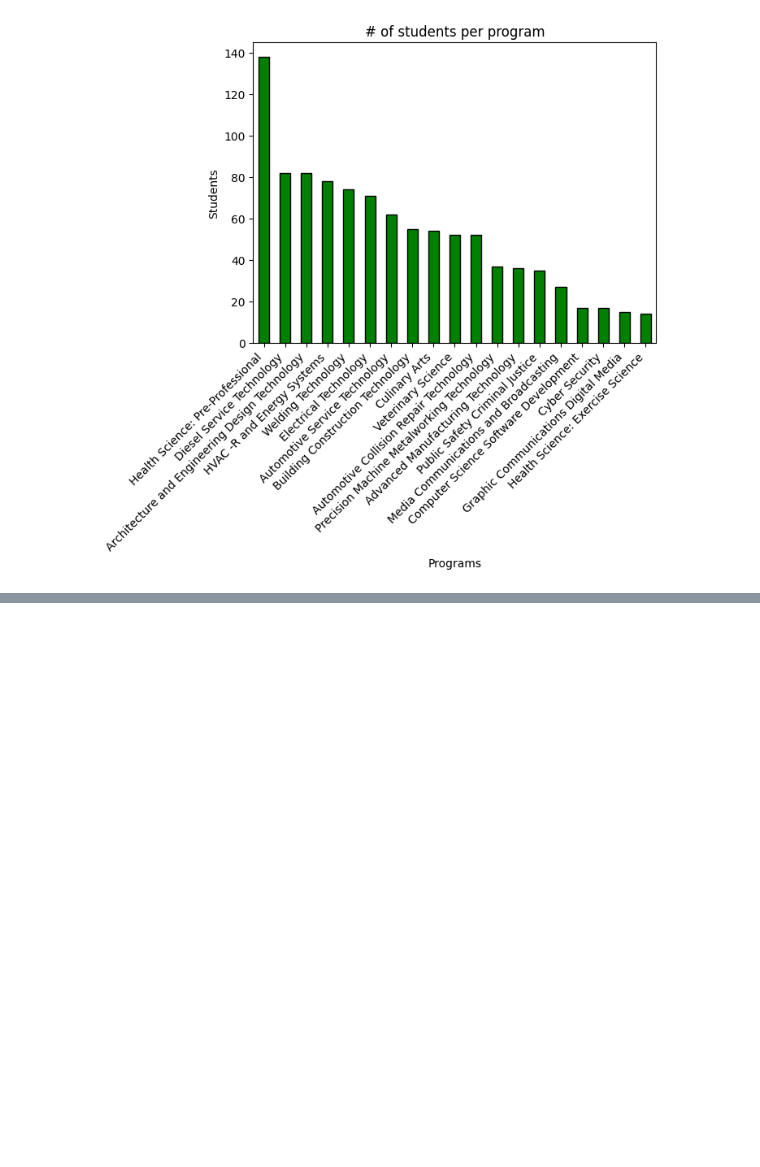
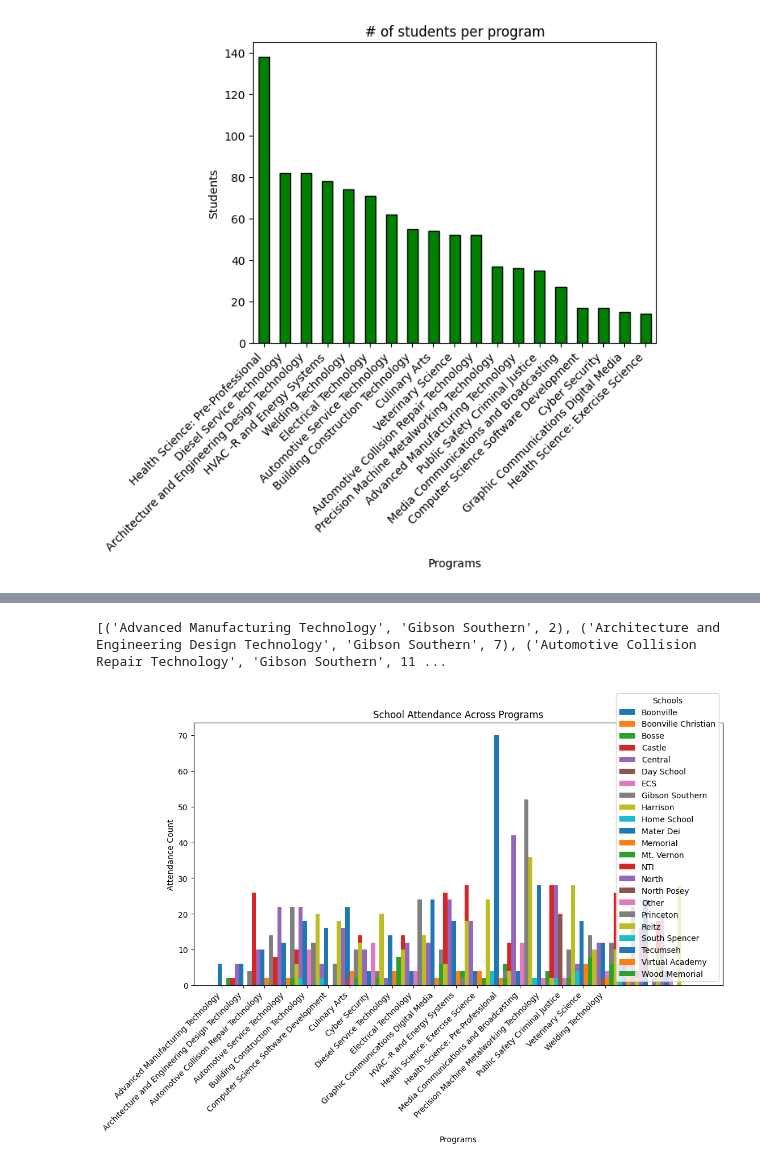
Before and after one commit to ElidaDev/AllLangs-Eli, a Jupyter notebook: Data/Notes/PythonFileReading/OpenHouse/OHAnalyzer.ipynb, the cells around one changed output, grey strips where cells are left out. Cells and saved outputs as stored; diff of their text form; code cells hidden in the pictures; blank space fills up the shorter version.

```diff
--- a/Data/Notes/PythonFileReading/OpenHouse/OHAnalyzer.ipynb
+++ b/Data/Notes/PythonFileReading/OpenHouse/OHAnalyzer.ipynb
@@ -122,0 +194,33 @@ Name: emailAddress, dtype: object
+# %%
+print(list(zip(pgram,school,attendence)))
+data = list(zip(pgram, school, attendence))
+# %% [output]
+[('Advanced Manufacturing Technology', 'Gibson Southern', 2), ('Architecture and Engineering Design Technology', 'Gibson Southern', 7), ('Automotive Collision Repair Technology', 'Gibson Southern', 11 ...
+# %%
+uniquePrograms = sorted(set(pgram))
+uniqueSchools = sorted(set(school))
+# %%
+# Create a dictionary Chat gpt assisted with dictionary comprehension
+attendanceDict = {program: {s: 0 for s in uniqueSchools} for program in uniquePrograms}
+# %%
+for prog, sch, att in data:
+    attendanceDict[prog][sch] += att
+
+
+xLabels = uniquePrograms
+x = np.arange(len(xLabels))
+# %%
+fig, ax = plt.subplots(figsize=(12, 6))
+for i, sch in enumerate(uniqueSchools):
+    yValues = [attendanceDict[prog][sch] for prog in xLabels]  # Get attendance per program
+    ax.bar(x + i * .2, yValues, width=.2, label=sch)
+
+ax.set_xlabel("Programs")
+ax.set_ylabel("Attendance Count")
+ax.set_title("School Attendance Across Programs")
+ax.set_xticks(x + .2 / 2)  # Center x-axis labels
+ax.set_xticklabels(xLabels, rotation=45, ha="right")  # Rotate labels for readability
+ax.legend(title="Schools")  # Add legend for schools
+plt.show()  # Display the plot
+# %% [output]
+[figure, added]
```
Also changed, not shown: parts of 9 cells of this notebook, 1 other file.
